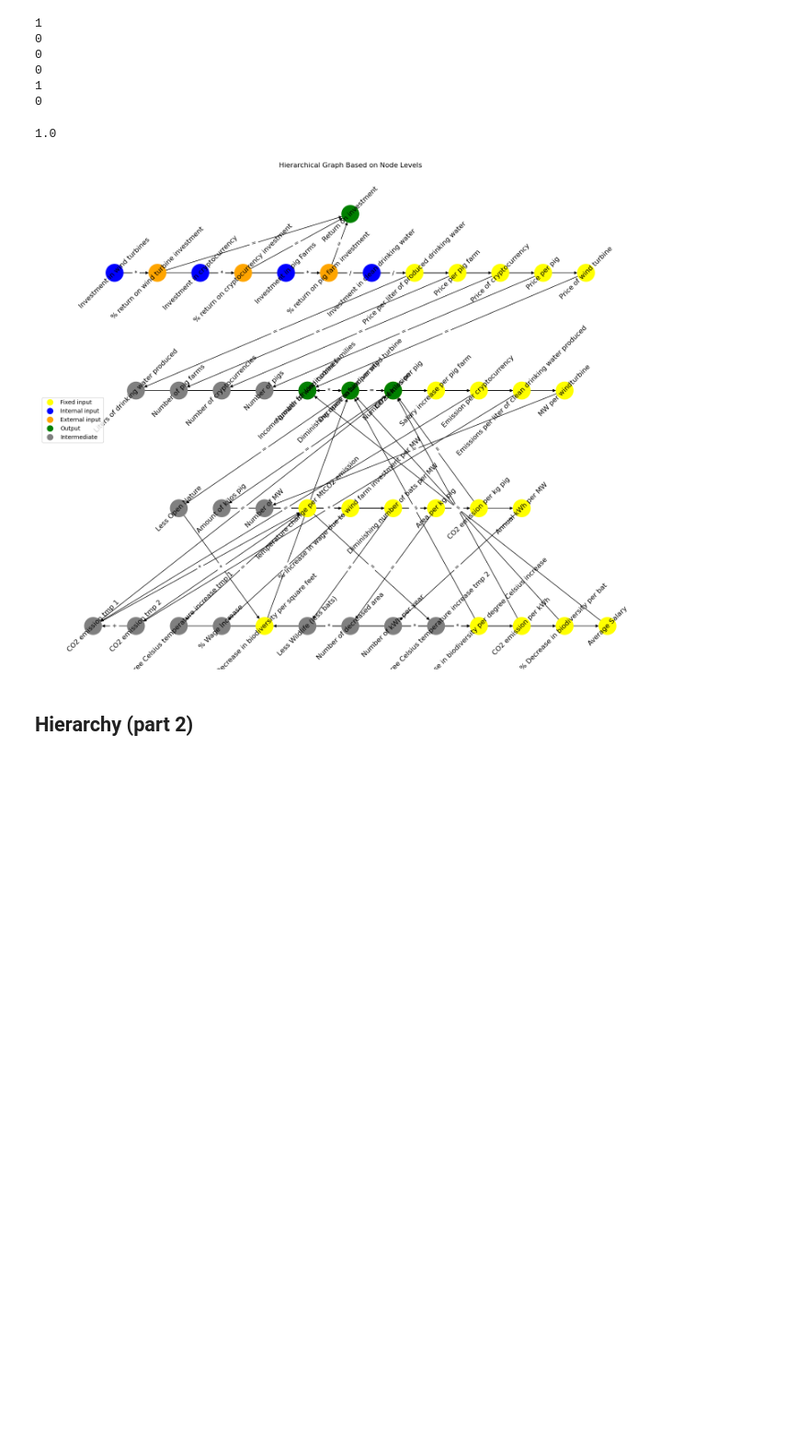
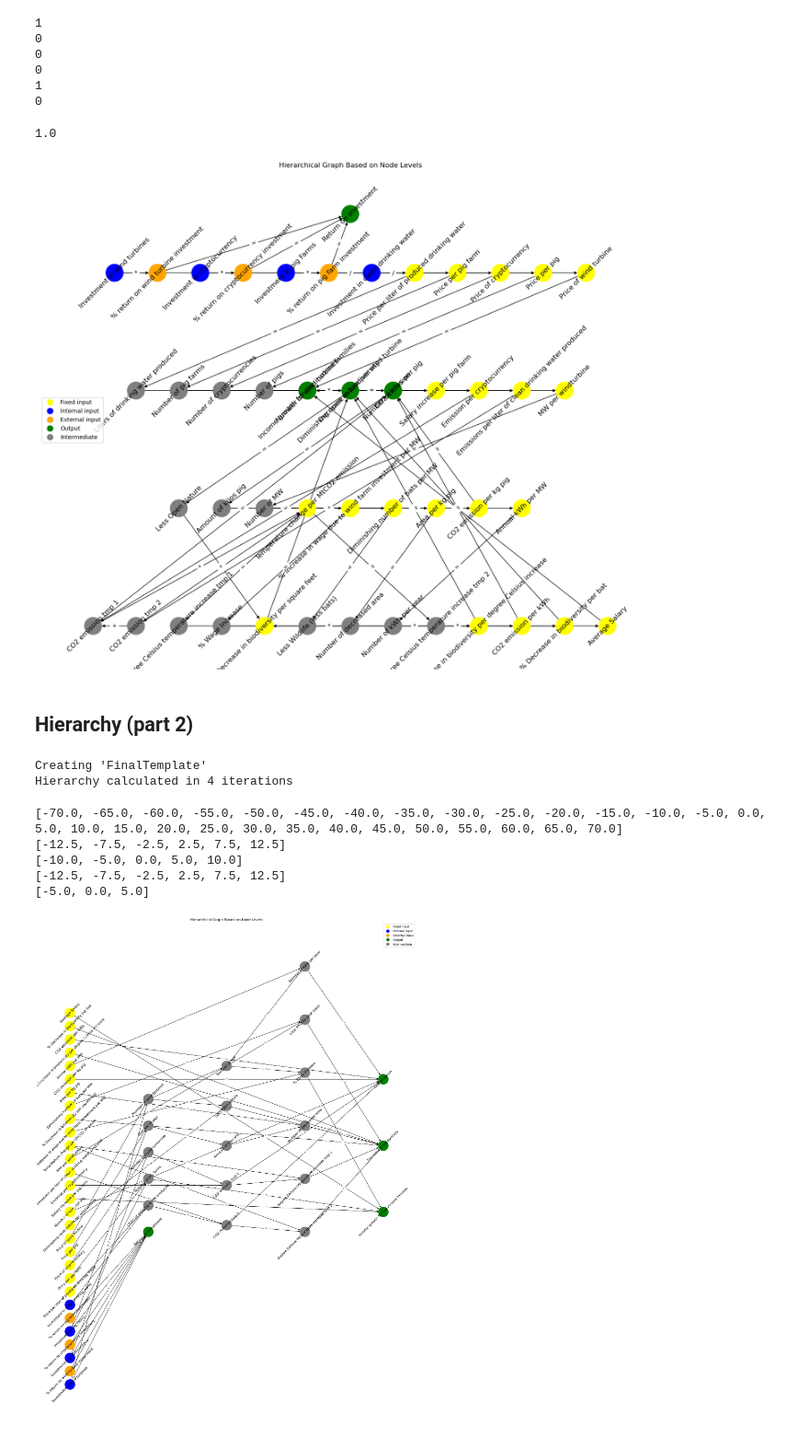
Before and after one commit to ymmath/trbs, a Jupyter notebook: model/dependency_tree_playground.ipynb, the cells around one changed output. Shown at 92% size. Saved outputs shown, nothing was run; the diff lists cells and outputs as text; code cells hidden in the pictures; blank space fills up the shorter version.

Commit message:
dependency-graph layout change

```diff
--- a/model/dependency_tree_playground.ipynb
+++ b/model/dependency_tree_playground.ipynb
@@ -466,11 +466,18 @@ plt.show()
 # %% [markdown]
 ## Hierarchy (part 2)
 # %%
-# Initialize a directed graph
-G = nx.DiGraph()
+# Read the data and build the case
+path = Path.cwd() / 'data'
+file_format = 'xlsx'
+name = 'FinalTemplate'
+case = TheResponsibleBusinessSimulator(path, file_format, name)
+case.build()
 
 # Create a new dict with only the data fields necessary for the dependency tree
 your_keys = ['argument_1', 'argument_2', 'destination', 'operator', 'hierarchy', 'dependencies_order']
 new_dict = {key: case.input_dict[key] for key in your_keys}
 data = pd.DataFrame.from_dict(new_dict)
+# %% [output]
+Creating 'FinalTemplate'
+Hierarchy calculated in 4 iterations
 # %%
@@ -516,6 +529,20 @@ def create_legend(legend_dict):
         handles.append(plt.Line2D([0], [0], color=color, marker='o', markersize=10, linewidth=0))
         labels.append(f'{category}')
     return handles, labels
+# %%
+x_spacing = 1  # Adjust this value for spacing between levels
+y_spacing = 5.0  # Adjust this value for vertical spacing between nodes at the same level
+for level, nodes in nodes_by_level.items():
+    num_nodes = len(nodes)
+    x_value = level * x_spacing
+    y_values = [(i - (num_nodes - 1) / 2) * y_spacing for i in range(num_nodes)]
+    print(y_values)
+# %% [output]
+[-70.0, -65.0, -60.0, -55.0, -50.0, -45.0, -40.0, -35.0, -30.0, -25.0, -20.0, -15.0, -10.0, -5.0, 0.0, 5.0, 10.0, 15.0, 20.0, 25.0, 30.0, 35.0, 40.0, 45.0, 50.0, 55.0, 60.0, 65.0, 70.0]
+[-12.5, -7.5, -2.5, 2.5, 7.5, 12.5]
+[-10.0, -5.0, 0.0, 5.0, 10.0]
+[-12.5, -7.5, -2.5, 2.5, 7.5, 12.5]
+[-5.0, 0.0, 5.0]
 # %%
 # Create a dictionary to store nodes at each level
 nodes_by_level = defaultdict(list)
@@ -537,35 +564,37 @@ pos = {}
 #     y_value = -level * y_spacing
 #     pos.update((node, (x, y_value)) for node, x in zip(nodes, x_values))
 
 # LEFT TO RIGHT
 
 x_spacing = 1  # Adjust this value for spacing between levels
-y_spacing = 0.5  # Adjust this value for vertical spacing between nodes at the same level
+y_spacing = 5.0  # Adjust this value for vertical spacing between nodes at the same level
 for level, nodes in nodes_by_level.items():
     num_nodes = len(nodes)
     x_value = level * x_spacing
-    y_values = [(i - (num_nodes - 1) / 2) * y_spacing for i in range(num_nodes)]
+    y_values = [(i*(level + 1) - (num_nodes - 1) / 2) * y_spacing for i in range(num_nodes)]
     pos.update((node, (x_value, y_value)) for node, y_value in zip(nodes, y_values))
 
 # Plot the graph
 edge_labels = {(u, v): d["label"] for u, v, d in G.edges(data=True)}
 node_colors = [G.nodes[node]["color"] for node in G.nodes()]
 
-plt.figure(figsize=(17, 15))
+plt.figure(figsize=(18, 24))
 
 # with_labels=False because of rotating the node labels
-nx.draw(G, pos, node_color=node_colors, with_labels=False, node_size=900, font_size=8)
+nx.draw(G, pos, node_color=node_colors, with_labels=False, node_size=1200, font_size=10)
 
 text = nx.draw_networkx_labels(G, pos)
 # Rotate the node labels
 for _, t in text.items():
     t.set_rotation(45)
 nx.draw_networkx_edge_labels(G, pos, edge_labels=edge_labels)
 
 # Create and add legend
 legend_handles, legend_labels = create_legend(legend_dict)
 
 plt.title("Hierarchical Graph Based on Node Levels")
-plt.legend(legend_handles, legend_labels, loc='center left')
+plt.legend(legend_handles, legend_labels, loc='upper right')
 plt.axis('off')  # Turn off axis for cleaner display
 plt.show()
+# %% [output]
+[figure, added]
```
Also changed, not shown: parts of 1 cell of this notebook.
